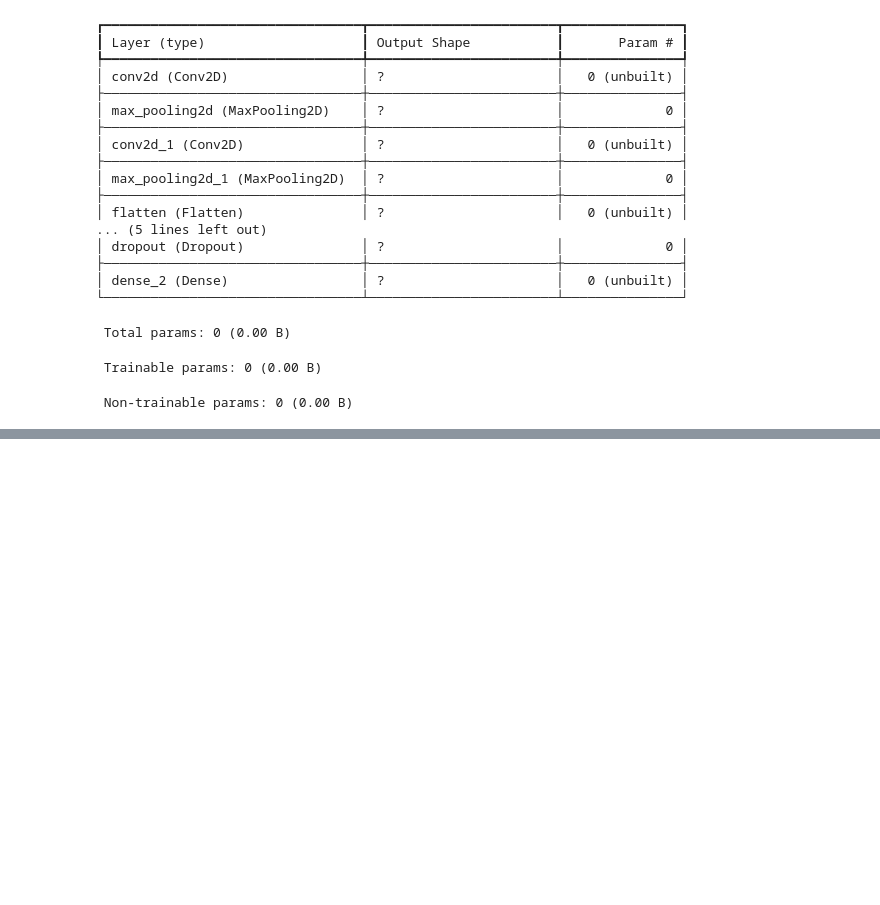
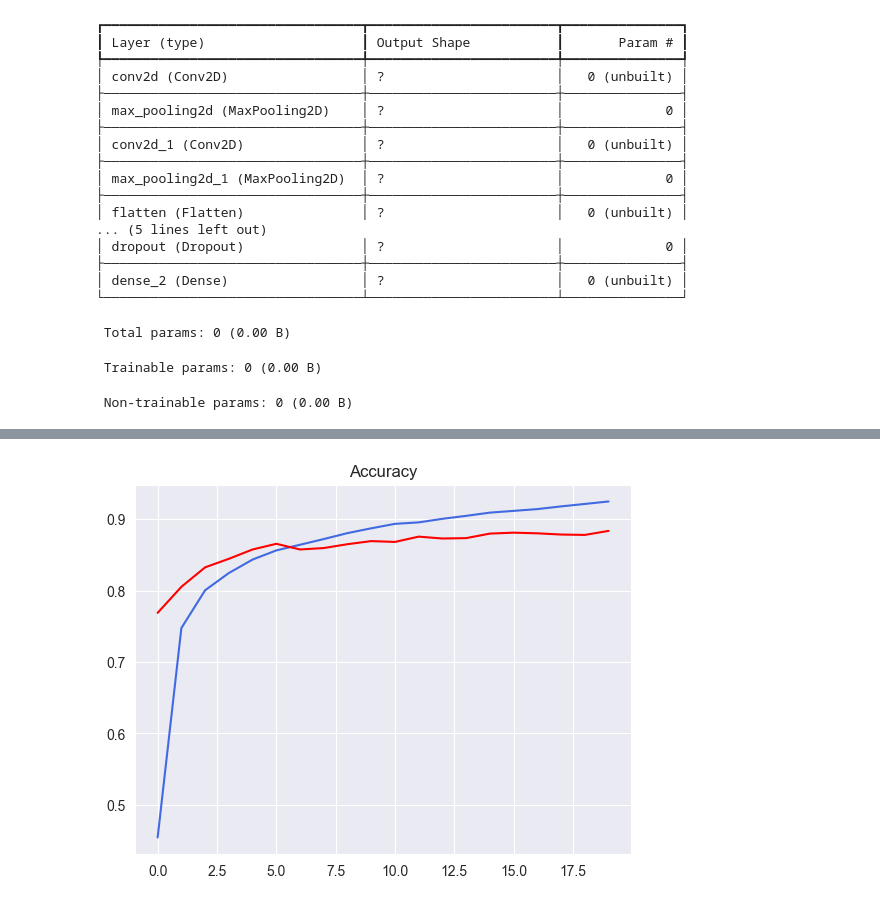
Before and after one commit to Ash2809/Speech-Recognition-System, a Jupyter notebook: exp/exp.ipynb, the cells around one changed output, grey strips where cells are left out. Cells and saved outputs as stored; diff of their text form; code cells hidden in the pictures; blank space fills up the shorter version.

```diff
--- a/exp/exp.ipynb
+++ b/exp/exp.ipynb
@@ -165,0 +170,11 @@ Epoch 20/20
+# %%
+import matplotlib.pyplot as plt
+import seaborn as sns
+
+sns.set_style("darkgrid")
+plt.title("Accuracy")
+plt.plot(history.history["accuracy"], color="royalblue")
+plt.plot(history.history["val_accuracy"], color="red")
+plt.show()
+# %% [output]
+[figure, added]
```
Also changed, not shown: parts of 2 cells of this notebook.
